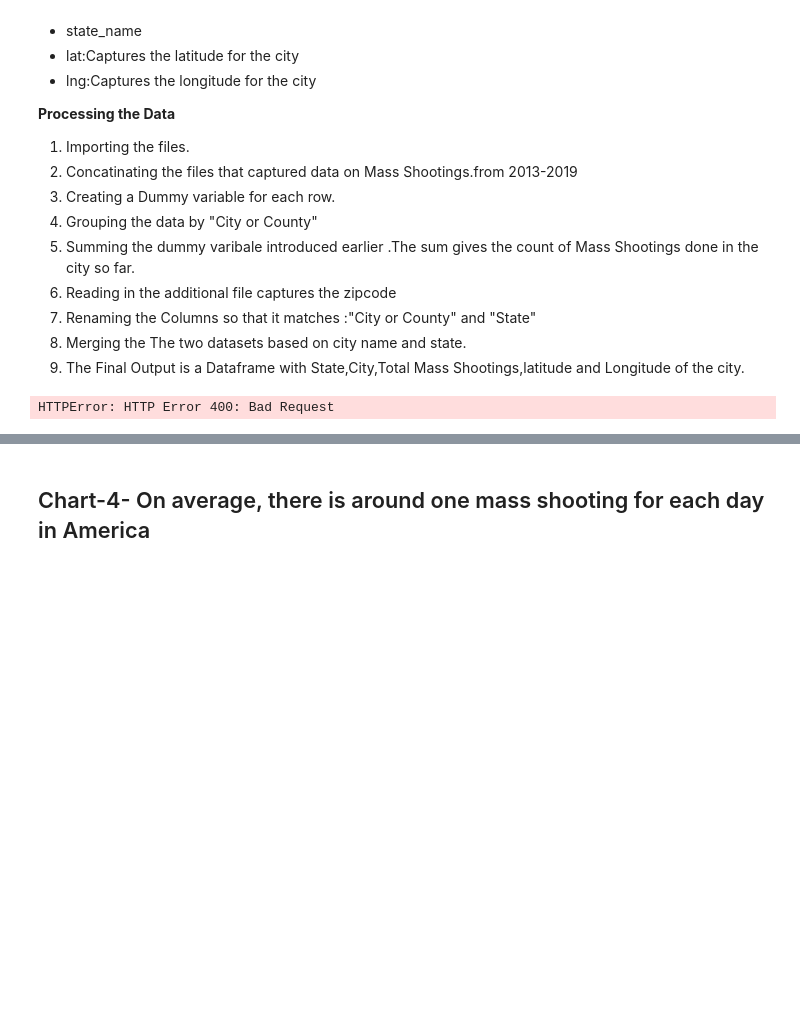
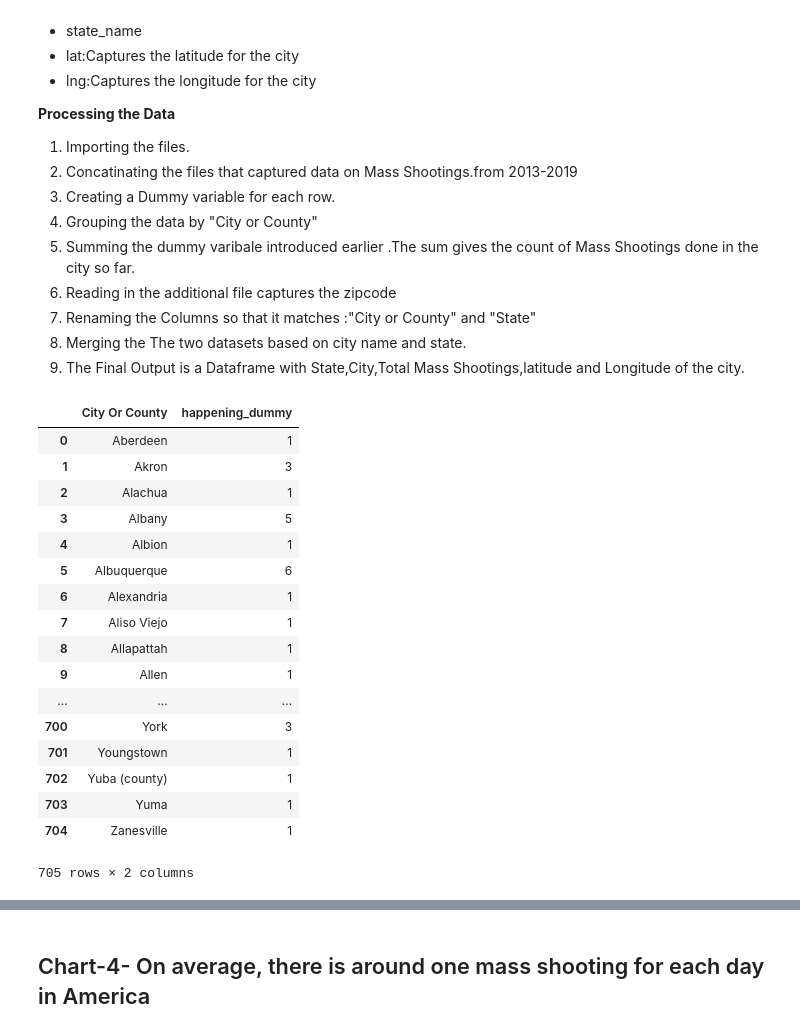
Before and after one commit to srivasud/Group7, a Jupyter notebook: Data Exploration - US gun violence charts and maps.ipynb, the cells around one changed output, grey strips where cells are left out. Drawn from its saved outputs; the diff is of its cells as text; code cells hidden in the pictures; blank space fills up the shorter version.

```diff
--- a/Data Exploration - US gun violence charts and maps.ipynb
+++ b/Data Exploration - US gun violence charts and maps.ipynb
@@ -156,18 +156,41 @@ The additional data used in __Chart-3__ gives us the co-ordnates for each city i
 9. The Final Output is a Dataframe with State,City,Total Mass Shootings,latitude and Longitude of the city.
 # %%
 #Source:https://www.gunviolencearchive.org/reports
-y2013=pd.read_csv("https://raw.githubusercontent.com/srivasud/Group7/master/data/Mass-shooting-pic3-y2013.csv")
-y2014=pd.read_csv("https://raw.githubusercontent.com/srivasud/Group7/master/data/Mass-shooting-pic3-y2014.csv")
-y2015=pd.read_csv("https://raw.githubusercontent.com/srivasud/Group7/master/data/Mass-shooting-pic3-y2015.csv")
-y2016=pd.read_csv("https://raw.githubusercontent.com/srivasud/Group7/master/data/Mass-shooting-pic3-y2016.csv")
-y2017=pd.read_csv("https://raw.githubusercontent.com/srivasud/Group7/master/data/Mass-shooting-pic3-y2017.csv")
-y2018=pd.read_csv("https://raw.githubusercontent.com/srivasud/Group7/master/data/Mass-shooting-pic3-y2018.csv")
-y2019=pd.read_csv("https://raw.githubusercontent.com/srivasud/Group7/master/data/Mass-shooting-pic3-y2019.csv")
+y2013=pd.read_csv("https://raw.githubusercontent.com/srivasud/Group7/master/data/Mass-shooting-pic3-y2013.csv", index_col = False)
+y2014=pd.read_csv("https://raw.githubusercontent.com/srivasud/Group7/master/data/Mass-shooting-pic3-y2014.csv", index_col = False)
+y2015=pd.read_csv("https://raw.githubusercontent.com/srivasud/Group7/master/data/Mass-shooting-pic3-y2015.csv", index_col = False)
+y2016=pd.read_csv("https://raw.githubusercontent.com/srivasud/Group7/master/data/Mass-shooting-pic3-y2016.csv", index_col = False)
+y2017=pd.read_csv("https://raw.githubusercontent.com/srivasud/Group7/master/data/Mass-shooting-pic3-y2017.csv", index_col = False)
+y2018=pd.read_csv("https://raw.githubusercontent.com/srivasud/Group7/master/data/Mass-shooting-pic3-y2018.csv", index_col = False)
+y2019=pd.read_csv("https://raw.githubusercontent.com/srivasud/Group7/master/data/Mass-shooting-pic3-y2019.csv", index_col = False)
 
 #Source:https://simplemaps.com/data/us-cities
-latlong=pd.read_csv("https://raw.githubusercontent.com/srivasud/Group7/master/data/uscitiesv1.5.csv")
+latlong=pd.read_csv("https://raw.githubusercontent.com/srivasud/Group7/master/data/uscitiesv1.5.csv", index_col = False)
-# %% [output]
-HTTPError: HTTP Error 400: Bad Request
+# %%
+df=pd.concat([y2013, y2014,y2015,y2016,y2017,y2018,y2019])
+df["happening_dummy"]=1
+df1=df.groupby(["City Or County"])["happening_dummy"].sum()
+# %%
+df1.to_frame().reset_index(inplace = False)
+# %% [output]
+|  | City Or County | happening_dummy |
+| 0 | Aberdeen | 1 |
+| 1 | Akron | 3 |
+| 2 | Alachua | 1 |
+| 3 | Albany | 5 |
+| 4 | Albion | 1 |
+| 5 | Albuquerque | 6 |
+| 6 | Alexandria | 1 |
+| 7 | Aliso Viejo | 1 |
+| 8 | Allapattah | 1 |
+| 9 | Allen | 1 |
+| ... | ... | ... |
+| 700 | York | 3 |
+| 701 | Youngstown | 1 |
+| 702 | Yuba (county) | 1 |
+| 703 | Yuma | 1 |
+| 704 | Zanesville | 1 |
+705 rows × 2 columns
 # %%
 df=pd.concat([y2013, y2014,y2015,y2016,y2017,y2018,y2019])
 df["happening_dummy"]=1
```
Also changed, not shown: parts of 4 cells of this notebook.
